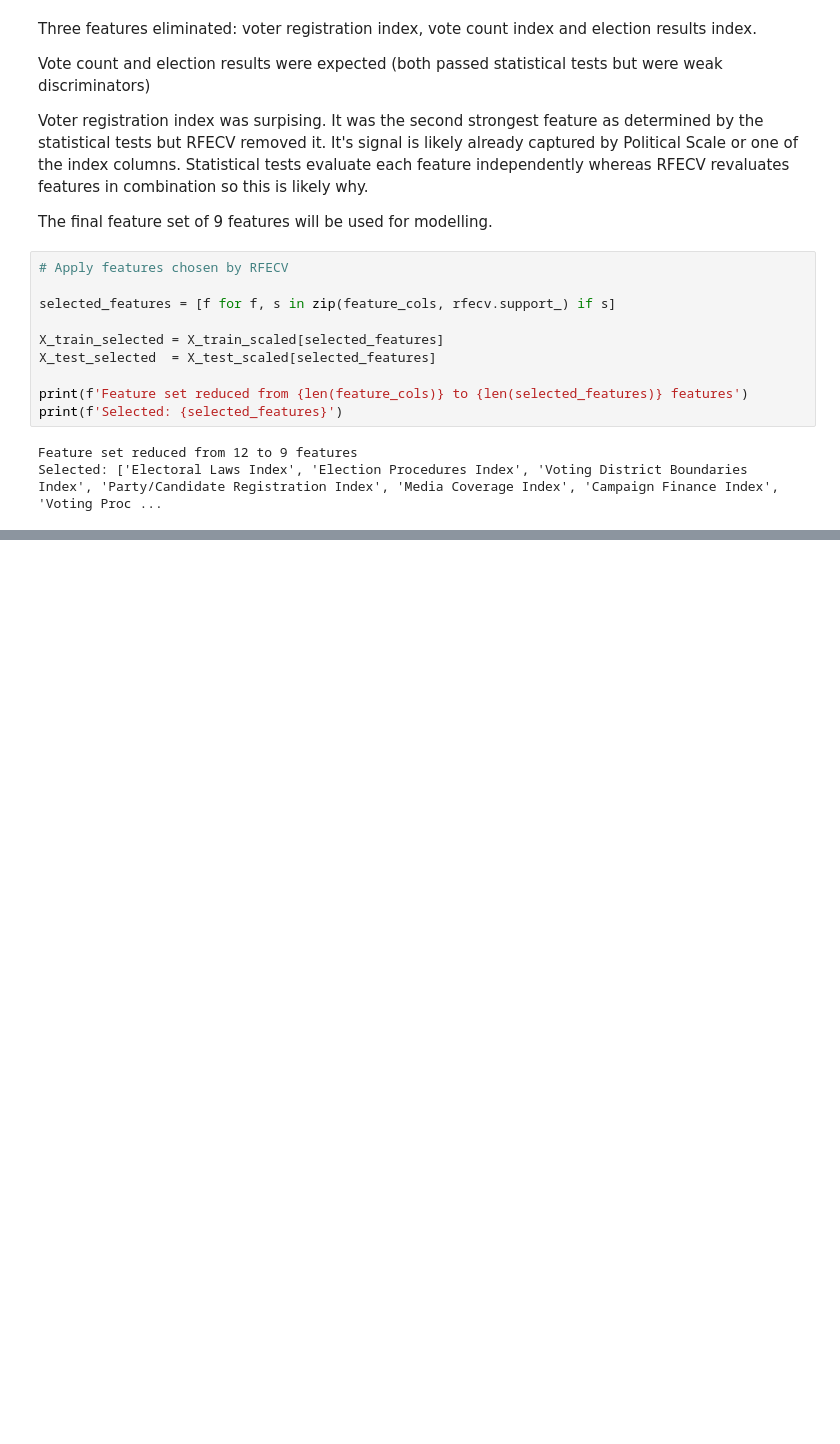
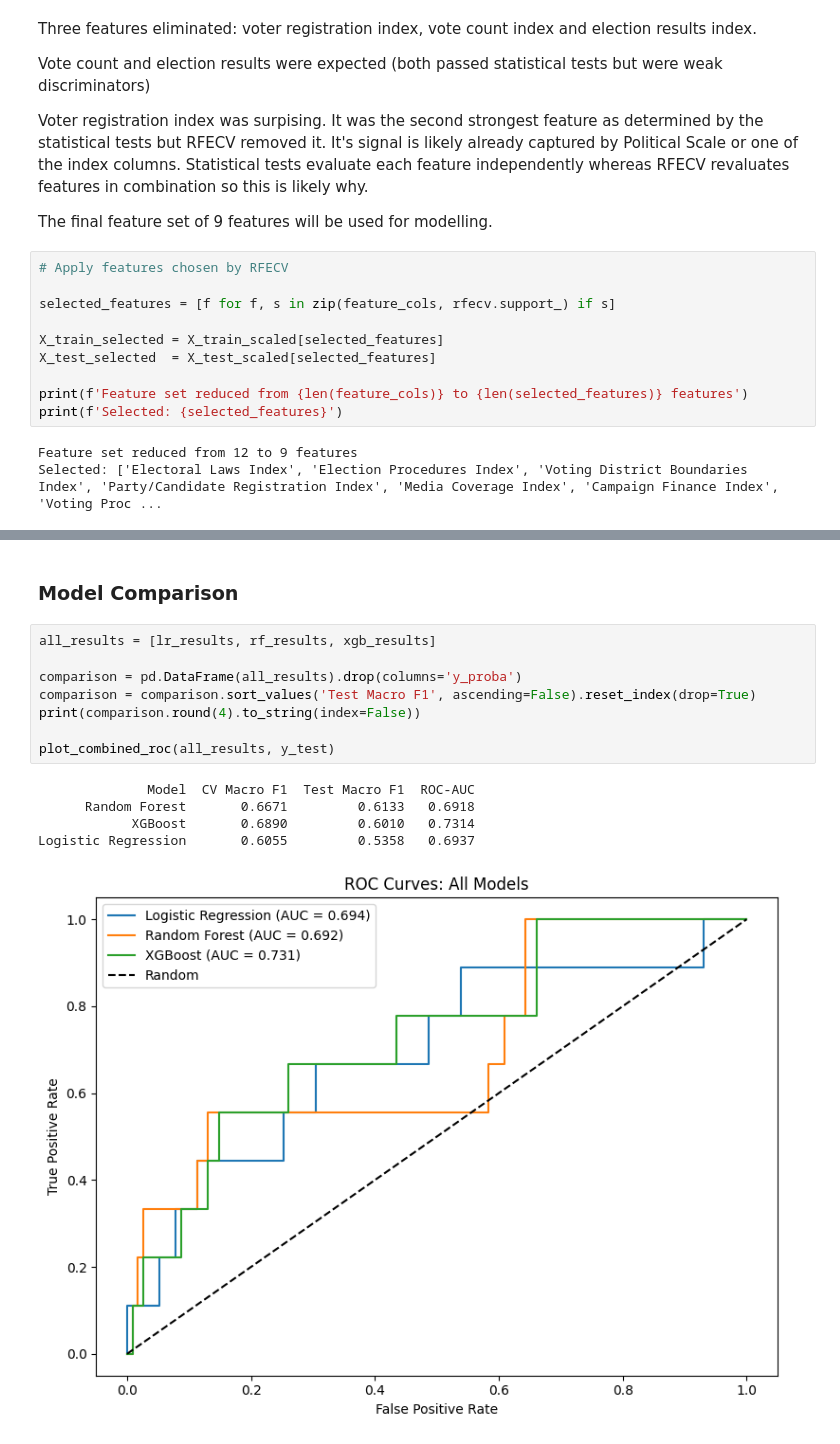
Before and after one commit to charlottedavidson524/2016_US_Election_ML, a Jupyter notebook: notebook/classification_training.ipynb, the cells around one changed output, grey strips where cells are left out. Saved outputs shown, nothing was run; the diff lists cells and outputs as text; blank space fills up the shorter version.

```diff
--- a/notebook/classification_training.ipynb
+++ b/notebook/classification_training.ipynb
@@ -303,0 +587,16 @@ Selected: ['Electoral Laws Index', 'Election Procedures Index', 'Voting District
+# %% [markdown]
+### Model Comparison
+# %%
+all_results = [lr_results, rf_results, xgb_results]
+
+comparison = pd.DataFrame(all_results).drop(columns='y_proba')
+comparison = comparison.sort_values('Test Macro F1', ascending=False).reset_index(drop=True)
+print(comparison.round(4).to_string(index=False))
+
+plot_combined_roc(all_results, y_test)
+# %% [output]
+              Model  CV Macro F1  Test Macro F1  ROC-AUC
+      Random Forest       0.6671         0.6133   0.6918
+            XGBoost       0.6890         0.6010   0.7314
+Logistic Regression       0.6055         0.5358   0.6937
+[figure, added]
```
Also changed, not shown: parts of 16 cells of this notebook.
